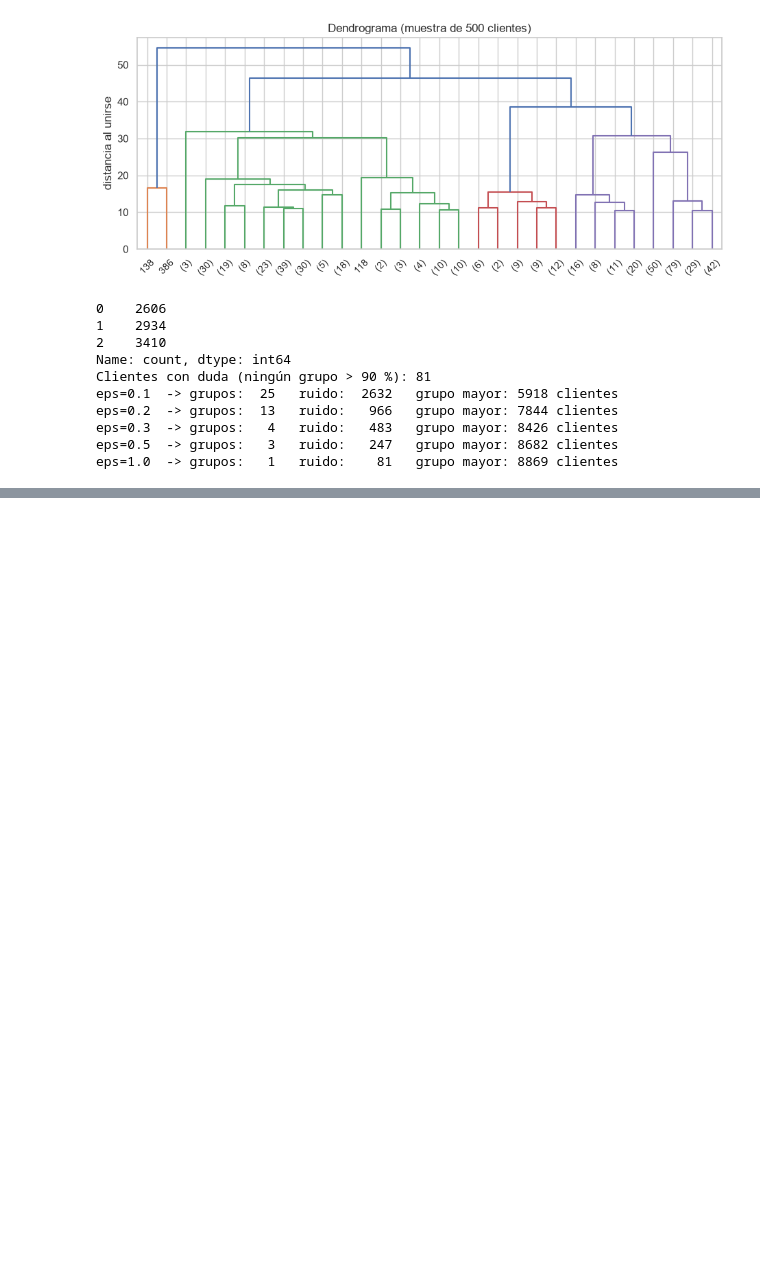
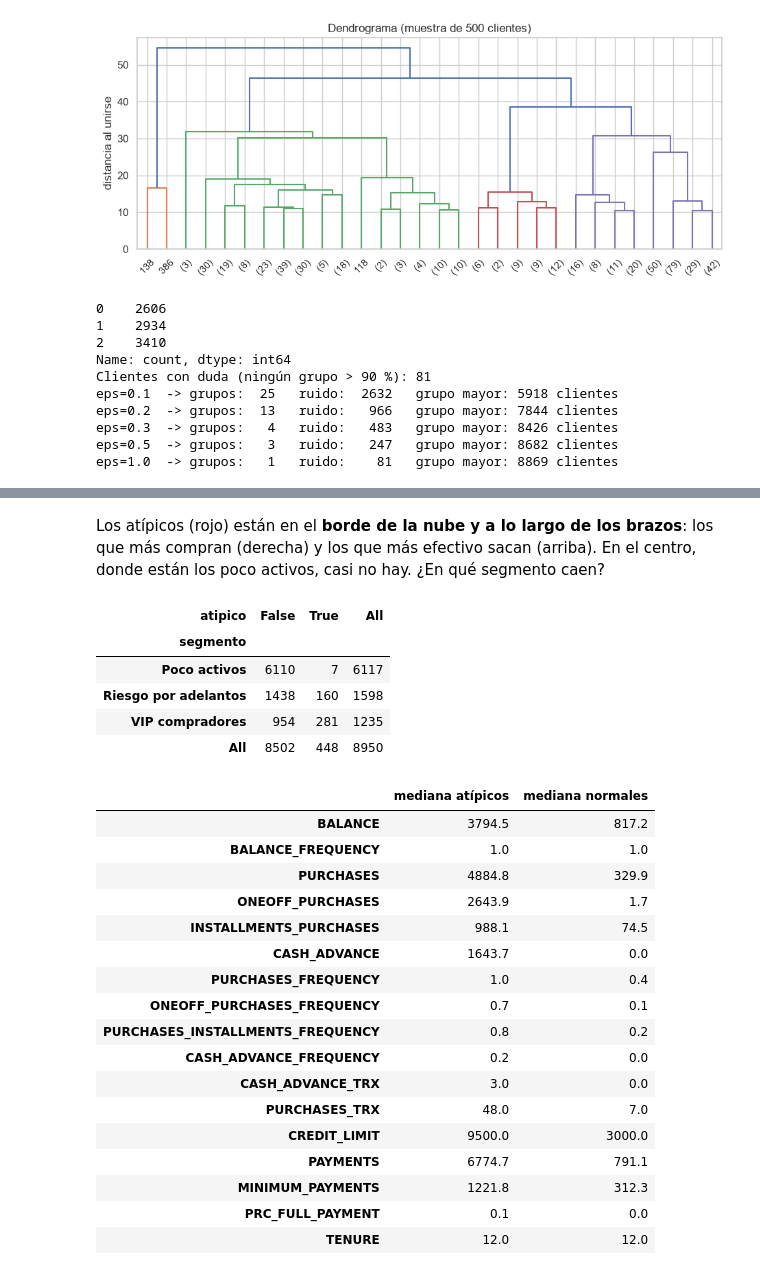
Before and after one commit to IA-P1-BCN/juanCarlos-investigacion-clustering, a Jupyter notebook: workshop-tarjetas.ipynb, the cells around one changed output, grey strips where cells are left out. Saved outputs shown, nothing was run; the diff lists cells and outputs as text; code cells hidden in the pictures; blank space fills up the shorter version.

```diff
--- a/workshop-tarjetas.ipynb
+++ b/workshop-tarjetas.ipynb
@@ -418,0 +447,34 @@ Cada color ocupa **su zona** (los dos segmentos pequeños, arriba y a la derecha
+# %% [markdown]
+Los atípicos (rojo) están en el **borde de la nube y a lo largo de los brazos**: los que más compran (derecha) y los que más efectivo sacan (arriba). En el centro, donde están los poco activos, casi no hay. ¿En qué segmento caen?
+# %%
+# ¿Cuántos atípicos hay en cada segmento? ¿Y cómo son comparados con los normales?
+display(pd.crosstab(perfil["segmento"], perfil["atipico"], margins=True))
+
+pd.DataFrame({"mediana atípicos": perfil[perfil["atipico"]].median(numeric_only=True),
+              "mediana normales": perfil[~perfil["atipico"]].median(numeric_only=True)}
+            ).drop(index=["cluster", "atipico"]).round(1)
+# %% [output]
+| atipico | False | True | All |
+| segmento |  |  |  |
+| Poco activos | 6110 | 7 | 6117 |
+| Riesgo por adelantos | 1438 | 160 | 1598 |
+| VIP compradores | 954 | 281 | 1235 |
+| All | 8502 | 448 | 8950 |
+|  | mediana atípicos | mediana normales |
+| BALANCE | 3794.5 | 817.2 |
+| BALANCE_FREQUENCY | 1.0 | 1.0 |
+| PURCHASES | 4884.8 | 329.9 |
+| ONEOFF_PURCHASES | 2643.9 | 1.7 |
+| INSTALLMENTS_PURCHASES | 988.1 | 74.5 |
+| CASH_ADVANCE | 1643.7 | 0.0 |
+| PURCHASES_FREQUENCY | 1.0 | 0.4 |
+| ONEOFF_PURCHASES_FREQUENCY | 0.7 | 0.1 |
+| PURCHASES_INSTALLMENTS_FREQUENCY | 0.8 | 0.2 |
+| CASH_ADVANCE_FREQUENCY | 0.2 | 0.0 |
+| CASH_ADVANCE_TRX | 3.0 | 0.0 |
+| PURCHASES_TRX | 48.0 | 7.0 |
+| CREDIT_LIMIT | 9500.0 | 3000.0 |
+| PAYMENTS | 6774.7 | 791.1 |
+| MINIMUM_PAYMENTS | 1221.8 | 312.3 |
+| PRC_FULL_PAYMENT | 0.1 | 0.0 |
+| TENURE | 12.0 | 12.0 |
```
Also changed, not shown: parts of 24 cells of this notebook, 3 other files.
